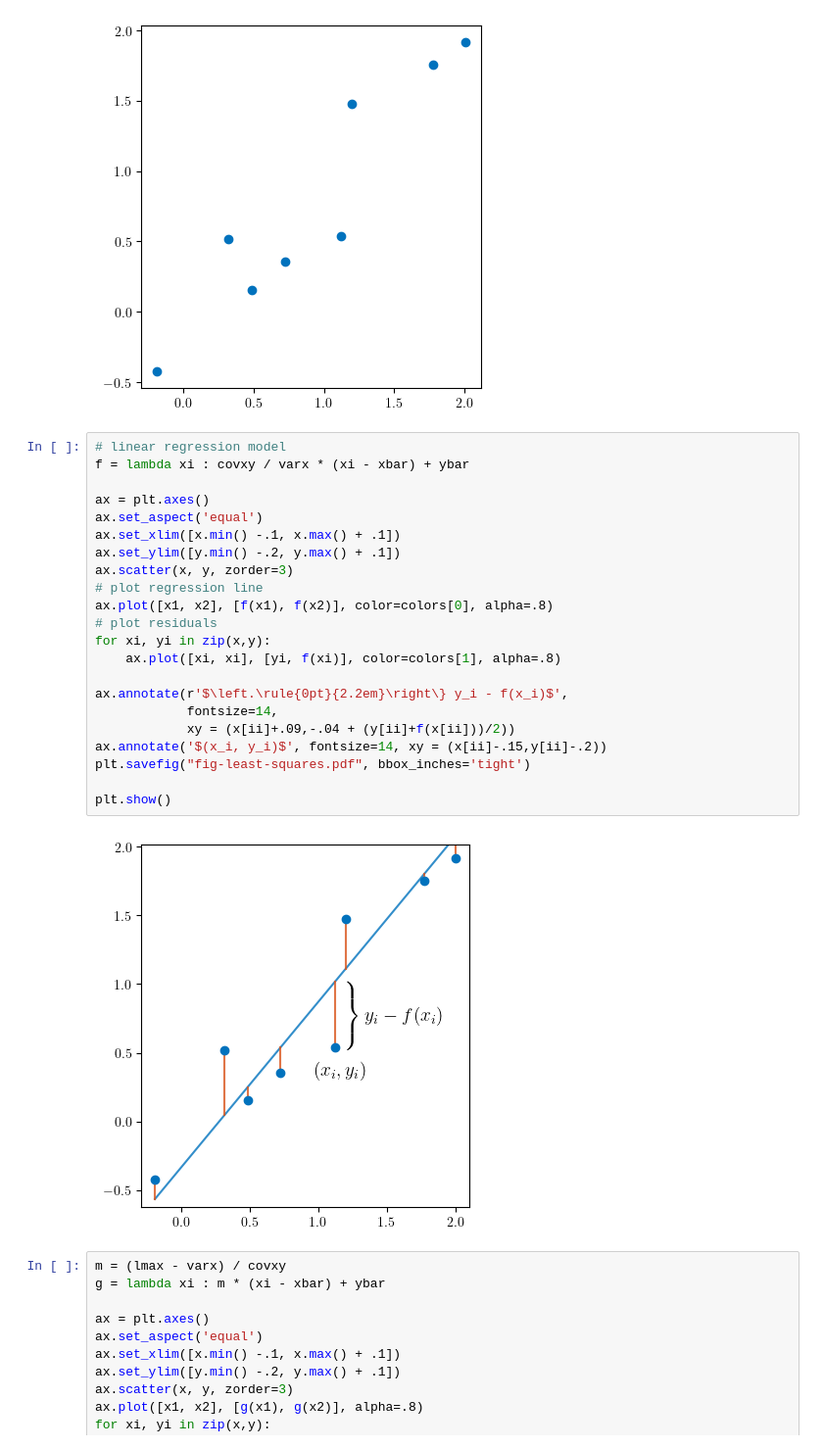
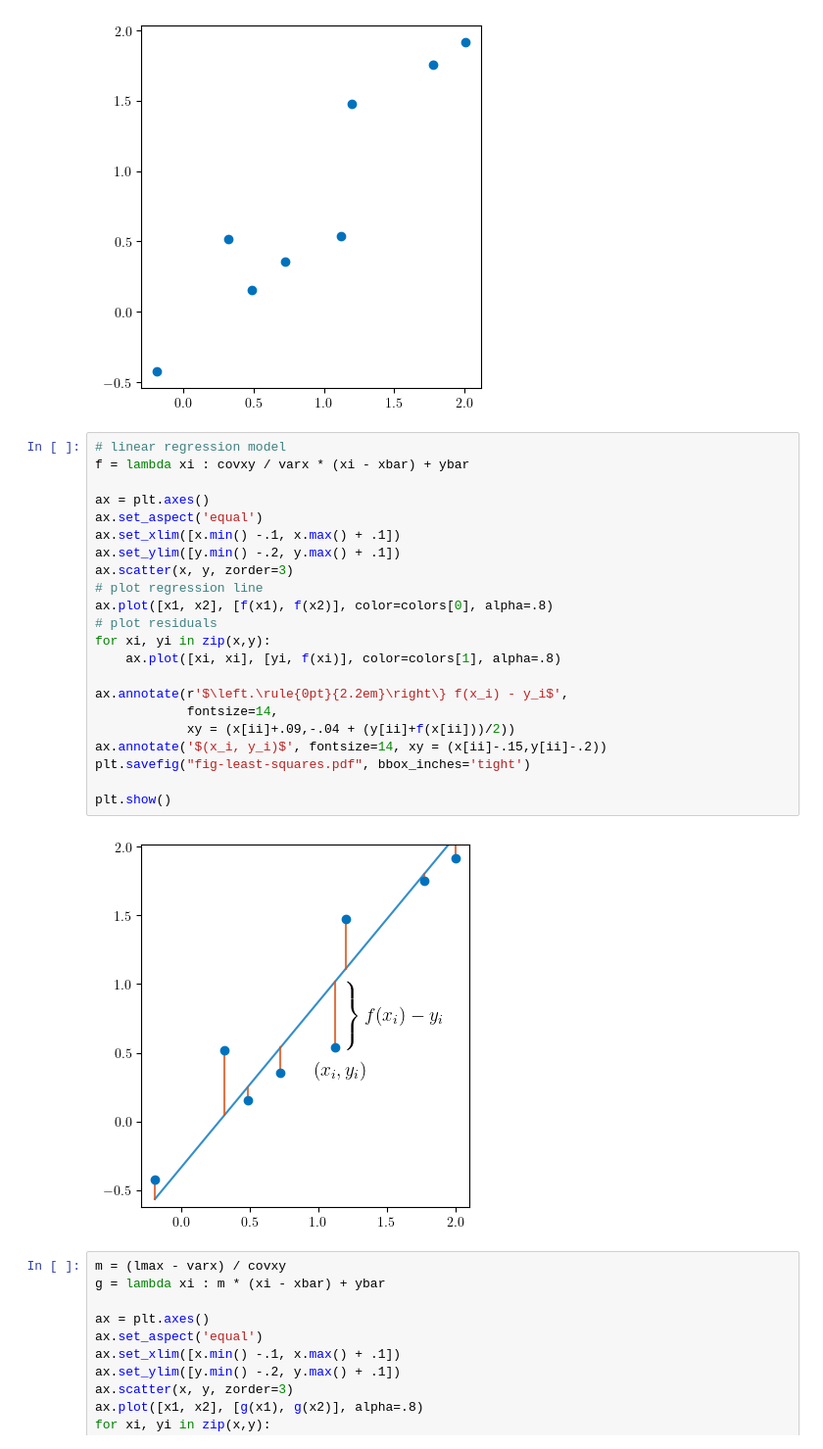
Before and after one commit to asbeeny/kpca-paper, a Jupyter notebook: ipynb/projections.ipynb, the cells around one changed output. Shown at 98% size. Cells and saved outputs as stored; diff of their text form.

```diff
--- a/ipynb/projections.ipynb
+++ b/ipynb/projections.ipynb
@@ -43,27 +43,27 @@ plt.show()
 # %%
 # linear regression model
 f = lambda xi : covxy / varx * (xi - xbar) + ybar
 
 ax = plt.axes()
 ax.set_aspect('equal')
 ax.set_xlim([x.min() -.1, x.max() + .1])
 ax.set_ylim([y.min() -.2, y.max() + .1])
 ax.scatter(x, y, zorder=3)
 # plot regression line
 ax.plot([x1, x2], [f(x1), f(x2)], color=colors[0], alpha=.8)
 # plot residuals
 for xi, yi in zip(x,y):
     ax.plot([xi, xi], [yi, f(xi)], color=colors[1], alpha=.8)
 
-ax.annotate(r'$\left.\rule{0pt}{2.2em}\right\} y_i - f(x_i)$',
+ax.annotate(r'$\left.\rule{0pt}{2.2em}\right\} f(x_i) - y_i$',
             fontsize=14,
             xy = (x[ii]+.09,-.04 + (y[ii]+f(x[ii]))/2))
 ax.annotate('$(x_i, y_i)$', fontsize=14, xy = (x[ii]-.15,y[ii]-.2))
 plt.savefig("fig-least-squares.pdf", bbox_inches='tight')
 
 plt.show()
 # %% [output]
-[figure, old version]
+[figure, new version]
 # %%
 m = (lmax - varx) / covxy
 g = lambda xi : m * (xi - xbar) + ybar
```
Also changed, not shown: 14 other files.
